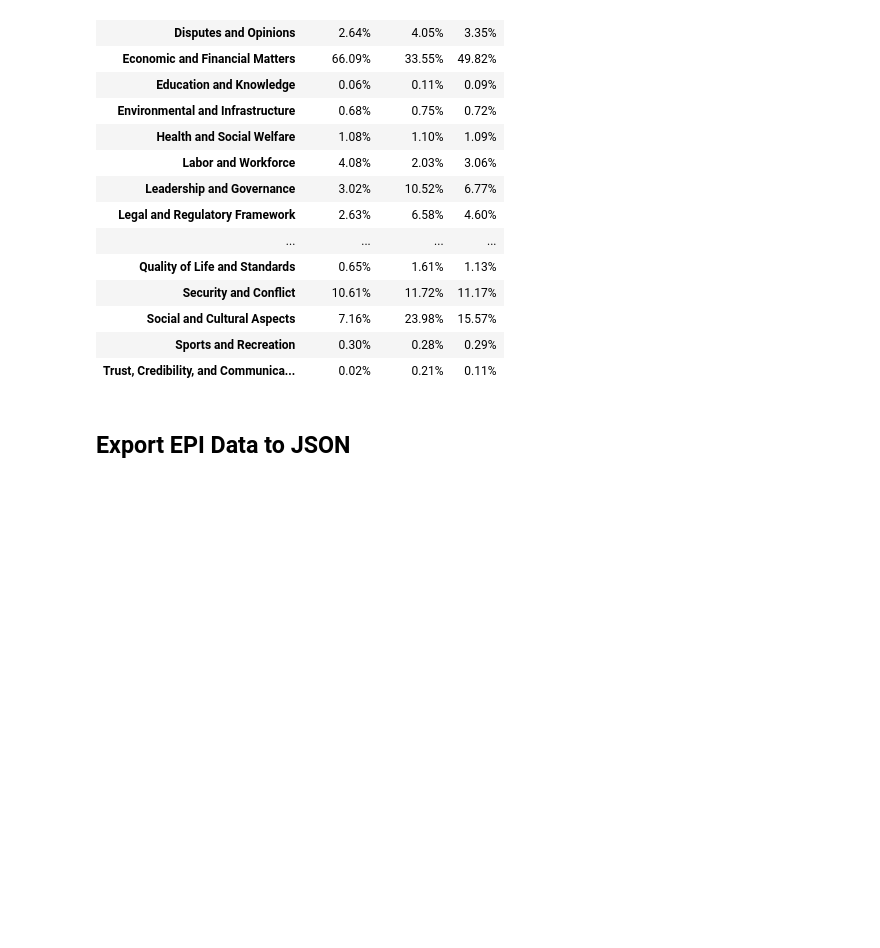
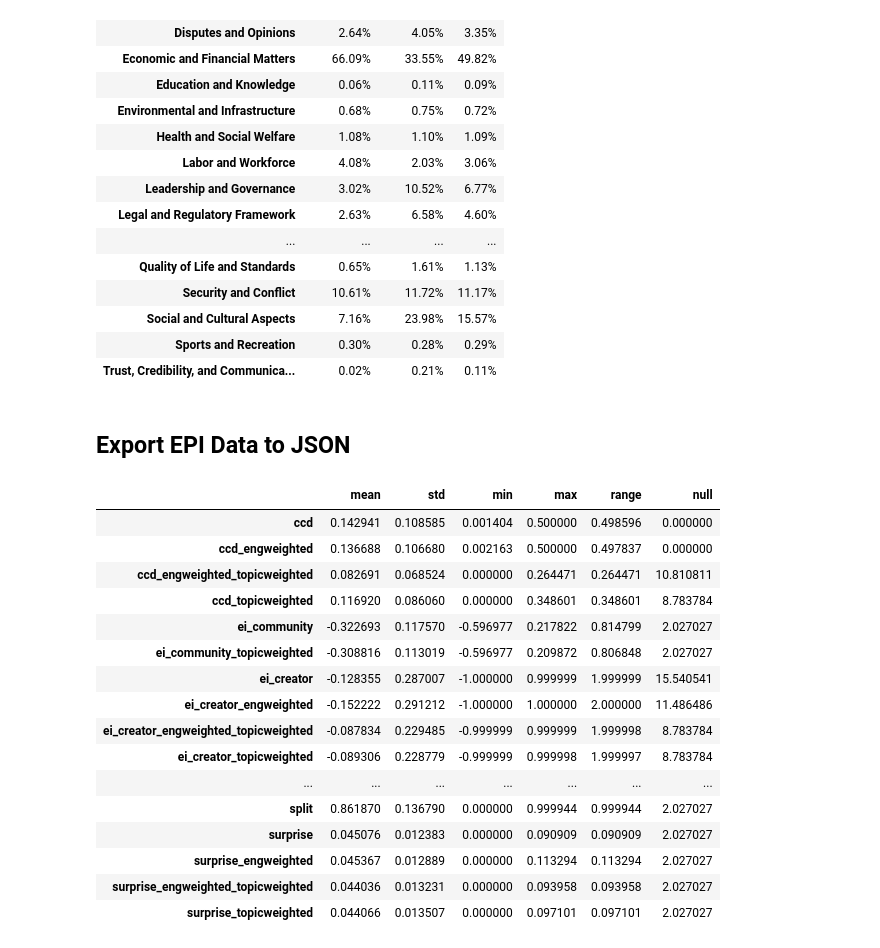
Before and after one commit to isom-ds/youtube-emotion-financial-modelling, a Jupyter notebook: 300_index_module.ipynb, the cells around one changed output. Saved outputs shown, nothing was run; the diff lists cells and outputs as text; code cells hidden in the pictures; blank space fills up the shorter version.

```diff
--- a/300_index_module.ipynb
+++ b/300_index_module.ipynb
@@ -767,3 +748,65 @@ pd.DataFrame(topic_percentages).map(lambda x: f"{x:.2f}%" if isinstance(x, (int,
 | Trust, Credibility, and Communica... | 0.02% | 0.21% | 0.11% |
 # %% [markdown]
 ## Export EPI Data to JSON
+# %%
+pd.set_option('display.max_rows', None)
+# %%
+def summarise(df, exclude_cols=['date']):
+    """
+    Generate summary statistics including count and percentage of zeros.
+
+    Parameters:
+    -----------
+    df : pd.DataFrame
+        Input dataframe to summarize
+    exclude_cols : list
+        List of column names to exclude from summary (default: ['date'])
+
+    Returns:
+    --------
+    pd.DataFrame
+        Summary statistics with mean, std, min, max, range, count_zeros, pct_zeros
+    """
+    # Get numeric columns excluding specified columns
+    numeric_cols = df.select_dtypes(include=[np.number]).columns
+    numeric_cols = [col for col in numeric_cols if col not in exclude_cols]
+
+    # Generate base summary
+    summary_df = df[numeric_cols].describe().T
+
+    # Add custom metrics
+    summary_df['range'] = summary_df['max'] - summary_df['min']
+    summary_df['count_zeros'] = df[numeric_cols].apply(lambda x: (x == 0).sum())
+    summary_df['null'] = (summary_df['count_zeros'] / summary_df['count']) * 100
+
+    return summary_df[['mean', 'std', 'min', 'max', 'range', 'null']]
+# %%
+# Prepare for export
+df_export = df_indices_complete.copy()
+df_export['date'] = df_export['date'].dt.strftime('%Y-%m-%d')
+df_export.drop(columns=['ei_community_y', 'ei_community_engweighted_topicweighted'], inplace=True)
+df_export.rename(columns={'ei_community_x': 'ei_community'}, inplace=True)
+
+cols = df_export.columns.tolist()
+cols_sorted = ['date'] + sorted([col for col in cols if col != 'date'])
+df_export = df_export[cols_sorted]
+
+summarise(df_export.copy())
+# %% [output]
+|  | mean | std | min | max | range | null |
+| ccd | 0.142941 | 0.108585 | 0.001404 | 0.500000 | 0.498596 | 0.000000 |
+| ccd_engweighted | 0.136688 | 0.106680 | 0.002163 | 0.500000 | 0.497837 | 0.000000 |
+| ccd_engweighted_topicweighted | 0.082691 | 0.068524 | 0.000000 | 0.264471 | 0.264471 | 10.810811 |
+| ccd_topicweighted | 0.116920 | 0.086060 | 0.000000 | 0.348601 | 0.348601 | 8.783784 |
+| ei_community | -0.322693 | 0.117570 | -0.596977 | 0.217822 | 0.814799 | 2.027027 |
+| ei_community_topicweighted | -0.308816 | 0.113019 | -0.596977 | 0.209872 | 0.806848 | 2.027027 |
+| ei_creator | -0.128355 | 0.287007 | -1.000000 | 0.999999 | 1.999999 | 15.540541 |
+| ei_creator_engweighted | -0.152222 | 0.291212 | -1.000000 | 1.000000 | 2.000000 | 11.486486 |
+| ei_creator_engweighted_topicweighted | -0.087834 | 0.229485 | -0.999999 | 0.999999 | 1.999998 | 8.783784 |
+| ei_creator_topicweighted | -0.089306 | 0.228779 | -0.999999 | 0.999998 | 1.999997 | 8.783784 |
+| ... | ... | ... | ... | ... | ... | ... |
+| split | 0.861870 | 0.136790 | 0.000000 | 0.999944 | 0.999944 | 2.027027 |
+| surprise | 0.045076 | 0.012383 | 0.000000 | 0.090909 | 0.090909 | 2.027027 |
+| surprise_engweighted | 0.045367 | 0.012889 | 0.000000 | 0.113294 | 0.113294 | 2.027027 |
+| surprise_engweighted_topicweighted | 0.044036 | 0.013231 | 0.000000 | 0.093958 | 0.093958 | 2.027027 |
+| surprise_topicweighted | 0.044066 | 0.013507 | 0.000000 | 0.097101 | 0.097101 | 2.027027 |
```
Also changed, not shown: parts of 15 cells of this notebook, 5 other files.
